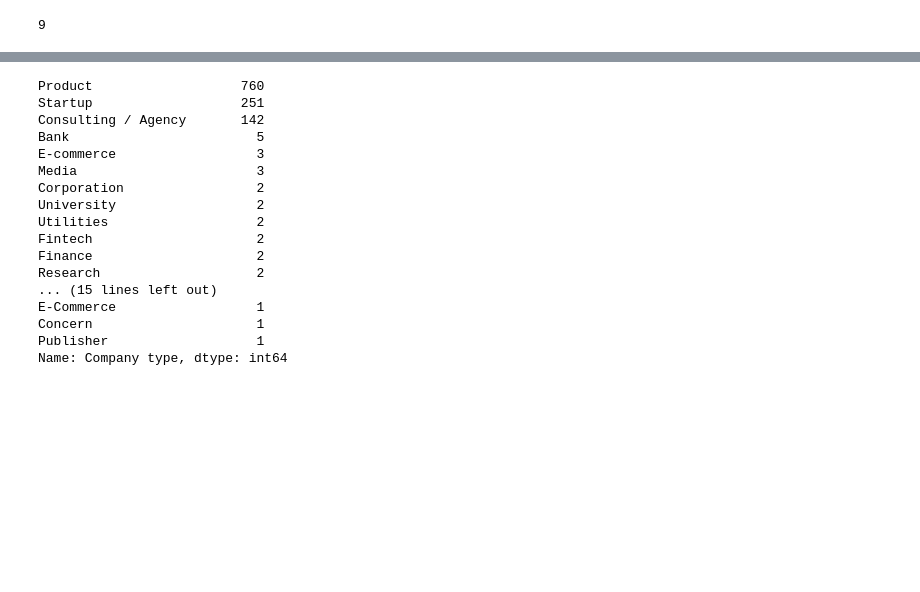
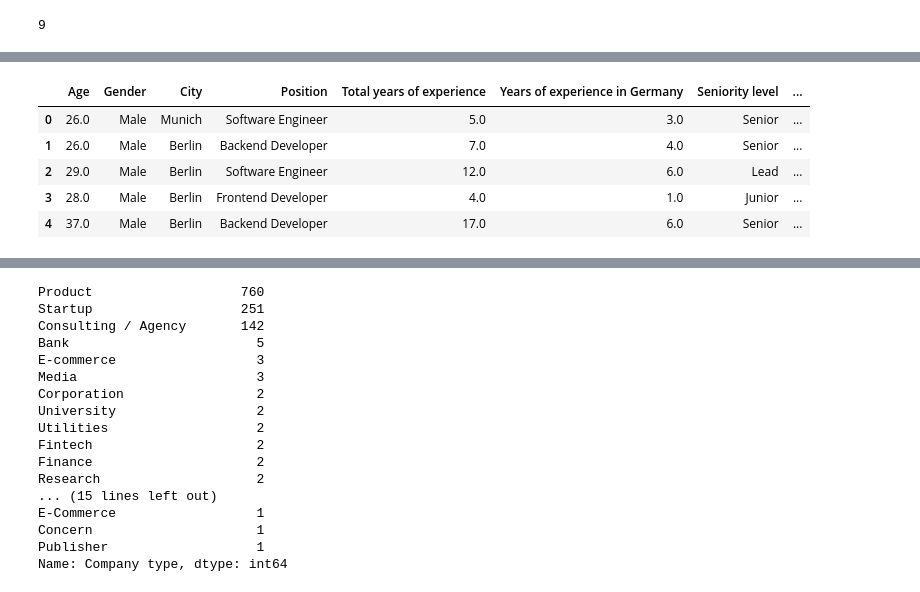
Before and after one commit to thomsu/IT-Salary, a Jupyter notebook: SalaryRegression.ipynb, the cells around one changed output, grey strips where cells are left out. Saved outputs shown, nothing was run; the diff lists cells and outputs as text; code cells hidden in the pictures; blank space fills up the shorter version.

Commit message:
handled categorical data

```diff
--- a/SalaryRegression.ipynb
+++ b/SalaryRegression.ipynb
@@ -215,4 +226,26 @@ Researcher               1
 Name: Position , dtype: int64
+# %%
+mapper = {'Development': ['Software Engineer', 'Backend Developer', 'Frontend Developer', 'DevOps', 'Designer (UI/UX)', 'Mobile Developer', 'Software Architect', 'Test manager', 'QA Engineer', 'Hardware Engineer', 'Engineering Manager', 'Reporting Engineer', 'agile master ', 'Solution Architect', 'Fullstack Developer', 'Cloud Architect', 'Network Engineer ', 'Agile Coach', 'Scrum Master', 'Firmware Engineer', 'Solutions Architect', 'C/C++/Java developer', 'DevOps Manager', 'Security Manager', 'Graphic Designer', 'iOS Developer', 'Cloud Engineer', 'Solutions architect', 'Security Engineer', 'Support Engineer', 'Testautomation', 'SAP Developer', 'SW Architect', 'Fullstack engineer, ну или Software engineer', 'Senior Network&Security Eng.', 'Software tester ', 'QA Manager ', 'Software Developer in Test', 'Presales Engineer ', 'Engineering manager', 'Embedded Software Engineer', 'working student (QA)', 'Senior Scrum Master (RTE)', 'support engineer', 'Security engineer', 'XR Developer', 'Student, Software Developer, Data Engineer', 'Staff Engineer', 'Full-Stack Developer', 'QA Manager', 'Software Architekt', 'Testmanager'],
+          'Data': ['Data Engineer', 'Data Scientist', 'Analytics engineer', 'ML Engineer', 'BI Consultant', 'Data Science Manager', 'Consultant Data Analytics', 'BI IT Consultant', 'DB developer/Data analyst', 'Business Analyst', 'DBA', 'Marketing Analyst', 'Data Analyst', 'Freelance AI lead / advisor', 'Researcher', 'Dana Analyst', 'Data Analyst ', 'BI Consultant SAP/ Data Engineer', 'computer vision researcher', 'Senior Data Engineer', 'Analyst', 'data engineer', 'BI Analyst ', 'BI Developer / Data Engineer', 'Big Data Engineer', 'AI Management', 'Data analyst ', 'Computational linguist', 'technical business analyst', 'Robotics Engineer', 'DatabEngineer', 'Researcher/ Consumer Insights Analyst '],
+          'Other': ['Product Manager', 'Mobile Developer', 'Team Lead', 'Localization producer', 'Account Managet', 'System Administrator', 'Project Manager', 'VP Engineering', 'Data Center Manager', 'Tech Lead', 'Network Administrator', 'Banker', 'Stuttgart', 'Senior Program Manager', 'Consultant', 'Recruiter', 'Systemadministrator', 'SRE', 'HiWi', 'Project manager', 'Architect', 'Technical Lead', 'Tech Lead / Full-Stack', 'CTO', 'SAP BW Senior Consultant ', 'Director of Engineering', 'IT Spezialist', 'Manager', 'Consultant ', 'Technical account manager ', 'Tech Leader', 'Chief Research Officer', 'Business Development Manager Operations ', 'Program Manager', 'Team Manager', 'working student (QA)', 'Architect ', 'Head of Engineering', 'SAP Consultant', 'Teamlead', 'IT Manager', 'Head of IT ', 'Lead Software Developer', 'Tech recruiting', 'Head of BI', 'Technical project manager', 'Project manager ', 'Manager ', 'Professor', 'XR Developer', 'Student, Software Developer, Data Engineer', 'Engineering Team Lead', 'DataOps Team Lead', 'Software Sales', 'Beikoch', 'Product Management Praktikant', 'Product Analyst', 'Team lead', 'It Consulting ', 'Data architect', 'Head of IT', 'Rentner', 'QA Lead', 'Application Consultant', 'Lead Developer', 'ERP Consultant', 'IT Operations Manager']
+         }
+def create_dept(x):
+    if x in mapper['Development']:
+        return 'Development'
+    elif x in mapper['Data']:
+        return 'Data'
+    elif x in mapper['Other']:
+        return 'Other'
+
+df['Department'] = df['Position '].apply(create_dept)
+df.head()
+# %% [output]
+|  | Age | Gender | City | Position | Total years of experience | Years of experience in Germany | Seniority level | ... |
+| 0 | 26.0 | Male | Munich | Software Engineer | 5.0 | 3.0 | Senior | ... |
+| 1 | 26.0 | Male | Berlin | Backend Developer | 7.0 | 4.0 | Senior | ... |
+| 2 | 29.0 | Male | Berlin | Software Engineer | 12.0 | 6.0 | Lead | ... |
+| 3 | 28.0 | Male | Berlin | Frontend Developer | 4.0 | 1.0 | Junior | ... |
+| 4 | 37.0 | Male | Berlin | Backend Developer | 17.0 | 6.0 | Senior | ... |
 # %%
 df['Seniority level'].value_counts().nlargest(30)
 # %% [output]
```
Also changed, not shown: parts of 13 cells of this notebook.
